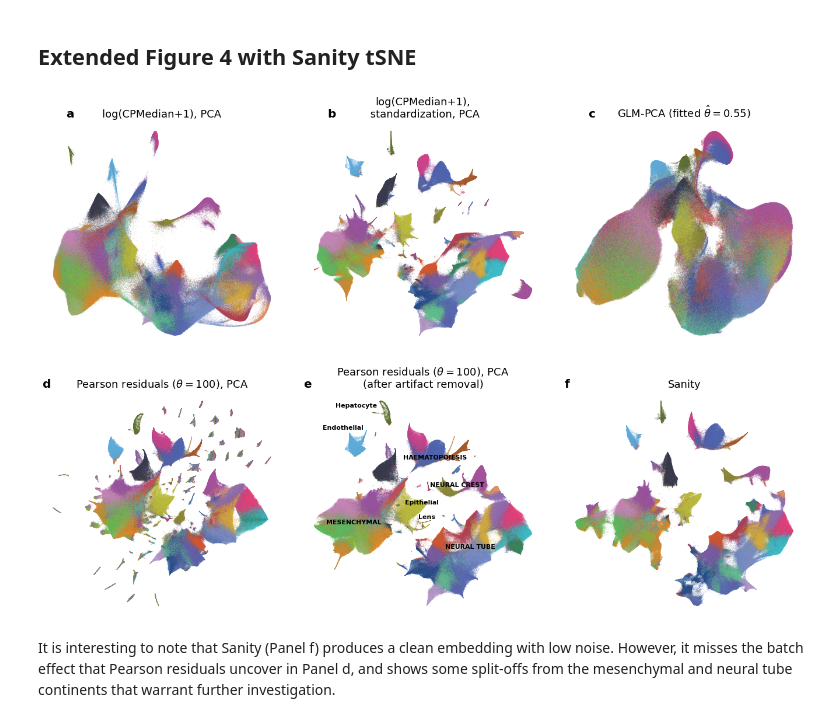
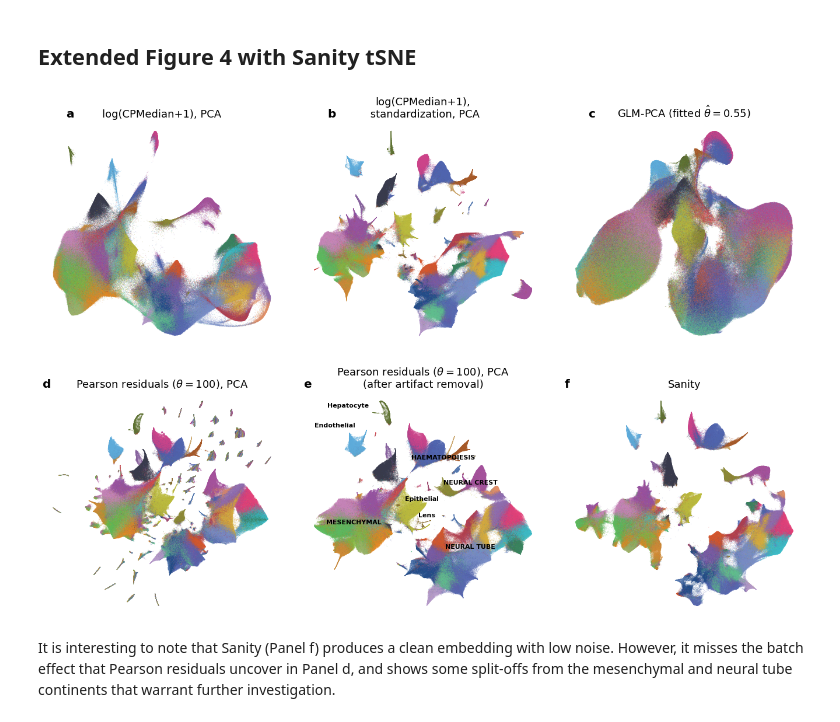
Before and after one commit to berenslab/umi-normalization, a Jupyter notebook: 092_caodata_sanity.ipynb, the cells around one changed output. Drawn from its saved outputs; the diff is of its cells as text; code cells hidden in the pictures.

```diff
--- a/092_caodata_sanity.ipynb
+++ b/092_caodata_sanity.ipynb
@@ -135,7 +140,7 @@ with open('tsne/tsne_%s_pcaSanity_sharedInit.pickle'%tag,'rb') as f:
 ## Extended Figure 4 with Sanity tSNE
 # %%
 trajText =       ['Endothelial',         'Hepatocyte',    'HAEMATOPOIESIS', 'NEURAL CREST', 'NEURAL TUBE',     'Epithelial',      'Lens',         'MESENCHYMAL']
-trajTextCoords = [dict(x=-13.5,y=19), dict(x=-11,y=23.5), dict(x=3.5,y=13),  dict(x=7.5,y=7.5), dict(x=10,y=-5), dict(x=1,y=4),   dict(x=2,y=1), dict(x=-11.5,y=0)]
+trajTextCoords = [dict(x=-15,y=19.5), dict(x=-12.5,y=23.5), dict(x=5,y=13),  dict(x=10,y=8), dict(x=10,y=-5), dict(x=1,y=4.7),   dict(x=2,y=1.4), dict(x=-11.5,y=0)]
 # %%
 title_fontsize = 20
 title_fontweight = "bold"
@@ -166,35 +171,36 @@ with sns.plotting_context('talk'):
     plt.figure(figsize=(18*scale,12*scale))
 
     ax1 = plt.subplot2grid(shape=(2,6), loc=(0, 0), colspan=2)
     ax2 = plt.subplot2grid(shape=(2,6), loc=(0, 2), colspan=2)
     ax3 = plt.subplot2grid(shape=(2,6), loc=(0, 4), colspan=2)
     ax4 = plt.subplot2grid(shape=(2,6), loc=(1, 0), colspan=2)
     ax5 = plt.subplot2grid(shape=(2,6), loc=(1, 2), colspan=2)
     ax6 = plt.subplot2grid(shape=(2,6), loc=(1, 4), colspan=2)
 
 
     axes = [ax1,ax2,ax3,ax4,ax5,ax6]
 
     for i,(ax,title,tsne,letter) in enumerate(zip(axes,titles,tsnes,letters)):
 
         ax.set_title(title)
         titleletter_loc = (0.1,1.015) if i in [0,1,2] else (0,1.015)
         ax.text(*titleletter_loc,letters[i],transform=ax.transAxes,fontsize=title_fontsize,fontweight=title_fontweight)
 
-        ax.scatter(*tsne[clusters>=0][rnd_idx].T,c=clusterColors[clusters[clusters>=0]][rnd_idx],s=1,edgecolor='none',alpha=0.3)
+        ax.scatter(*tsne[clusters>=0][rnd_idx].T,c=clusterColors[clusters[clusters>=0]][rnd_idx],s=1,edgecolor='none',alpha=0.3,rasterized=True)
         ax.axis('off')
 
 
         sns.despine()
 
         if i==4:
 
             for t in range(len(trajText)):
                 ax.text(**trajTextCoords[t], s=trajText[t],fontsize=11,ha='center', va='center',fontweight='bold')
 
+    plt.savefig('figures/extra/Fig4_including_sanity.pdf', dpi=300, format=None, bbox_inches = 'tight', pad_inches = 0)
     plt.show()
 # %% [output]
-[figure, old version]
+[figure, new version]
 # %% [markdown]
 It is interesting to note that Sanity (Panel f) produces a clean embedding with low noise. However, it misses the batch effect that Pearson residuals uncover in Panel d, and shows some split-offs from the mesenchymal and neural tube continents that warrant further investigation.
 # %%
```
Also changed, not shown: parts of 1 cell of this notebook, 26 other files.
